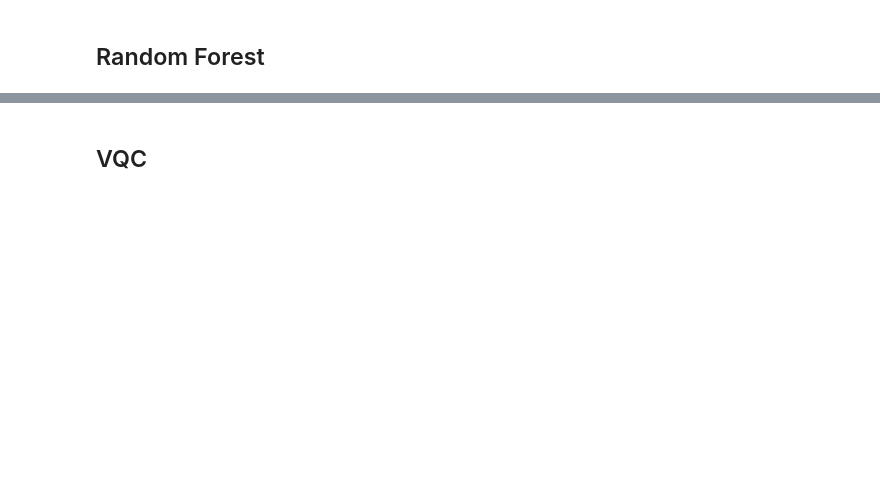
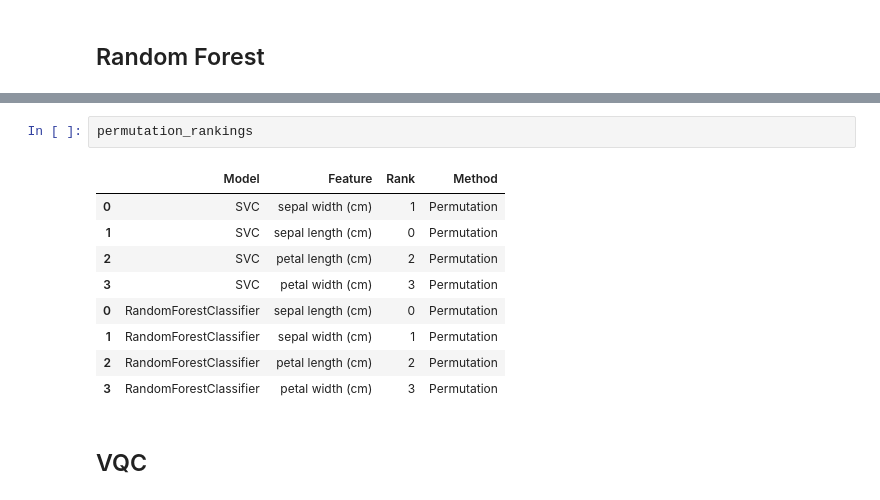
Before and after one commit to LukePower01/ml-to-qml, a Jupyter notebook: Iris_Importance_Explanation.ipynb, the cells around one changed output, grey strips where cells are left out. Drawn from its saved outputs; the diff is of its cells as text; blank space fills up the shorter version.

```diff
--- a/Iris_Importance_Explanation.ipynb
+++ b/Iris_Importance_Explanation.ipynb
@@ -199,3 +253,15 @@ plot_permutation_importance(rf_model)
+# %%
+permutation_rankings
+# %% [output]
+|  | Model | Feature | Rank | Method |
+| 0 | SVC | sepal width (cm) | 1 | Permutation |
+| 1 | SVC | sepal length (cm) | 0 | Permutation |
+| 2 | SVC | petal length (cm) | 2 | Permutation |
+| 3 | SVC | petal width (cm) | 3 | Permutation |
+| 0 | RandomForestClassifier | sepal length (cm) | 0 | Permutation |
+| 1 | RandomForestClassifier | sepal width (cm) | 1 | Permutation |
+| 2 | RandomForestClassifier | petal length (cm) | 2 | Permutation |
+| 3 | RandomForestClassifier | petal width (cm) | 3 | Permutation |
 # %% [markdown]
 ## VQC
 # %%
```
Also changed, not shown: parts of 14 cells of this notebook, 1 other file.
